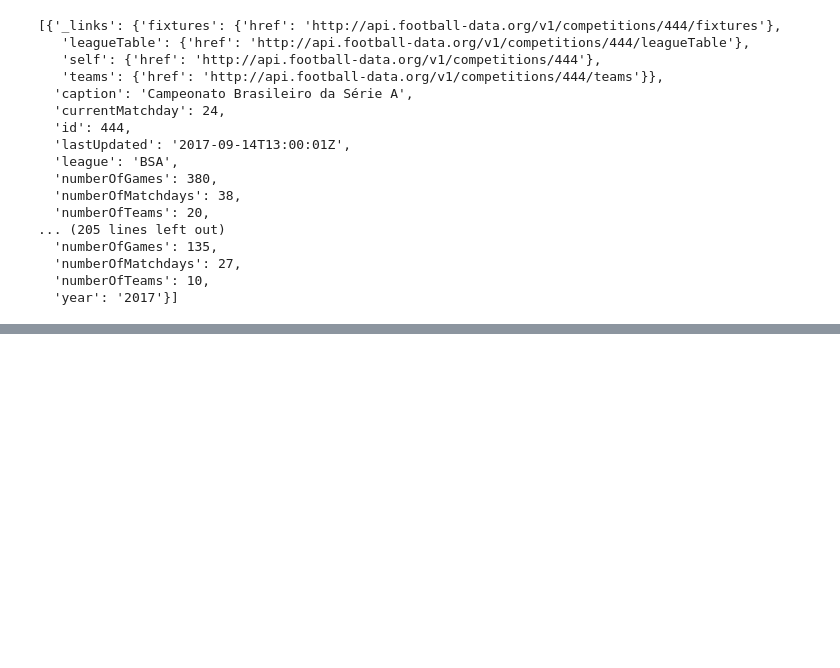
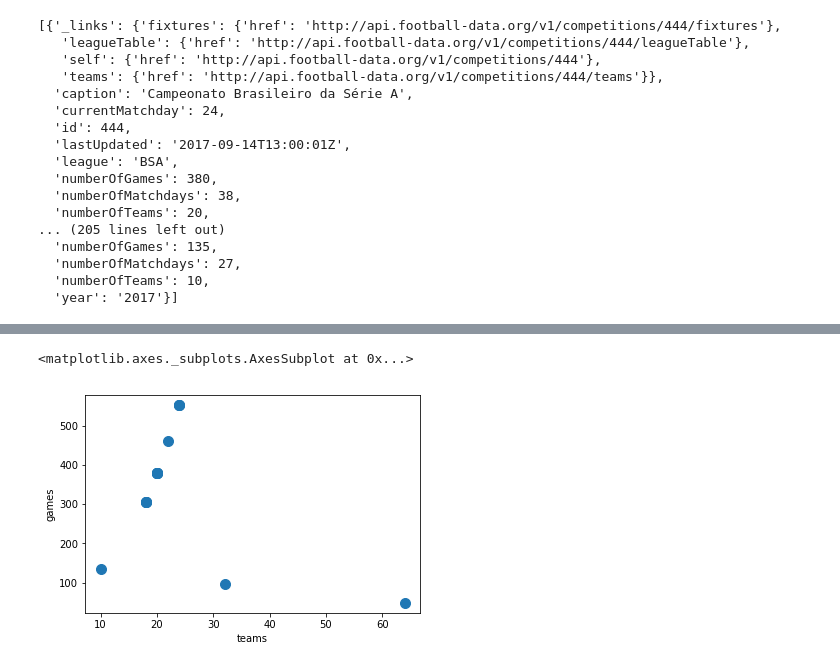
Before and after one commit to SerjKanunnikov/python_homework_4_3, a Jupyter notebook: python_homework_4_3.ipynb, the cells around one changed output, grey strips where cells are left out. Drawn from its saved outputs; the diff is of its cells as text; code cells hidden in the pictures; blank space fills up the shorter version.

Commit message:
pandas dataframes, plot

```diff
--- a/python_homework_4_3.ipynb
+++ b/python_homework_4_3.ipynb
@@ -65,0 +62,5 @@ Australian A-League, date: 2017, games played: 135
+# %%
+competition_prepared = []
+for competition in competitions:
+    competition_prepared.append({'name': competition['caption'], 'games': competition['numberOfGames'], 'teams': competition['numberOfTeams']})
+competition_prepared
@@ -65,0 +85,3 @@ Australian A-League, date: 2017, games played: 135
+# %%
+competitions_pd = pd.DataFrame(competition_prepared)
+competitions_pd
@@ -65,0 +107,5 @@ Australian A-League, date: 2017, games played: 135
+# %%
+competitions_pd.plot.scatter(x='teams', y='games', s=100)
+# %% [output]
+<matplotlib.axes._subplots.AxesSubplot at 0x...>
+[figure, added]
```
Also changed, not shown: parts of 10 cells of this notebook.
